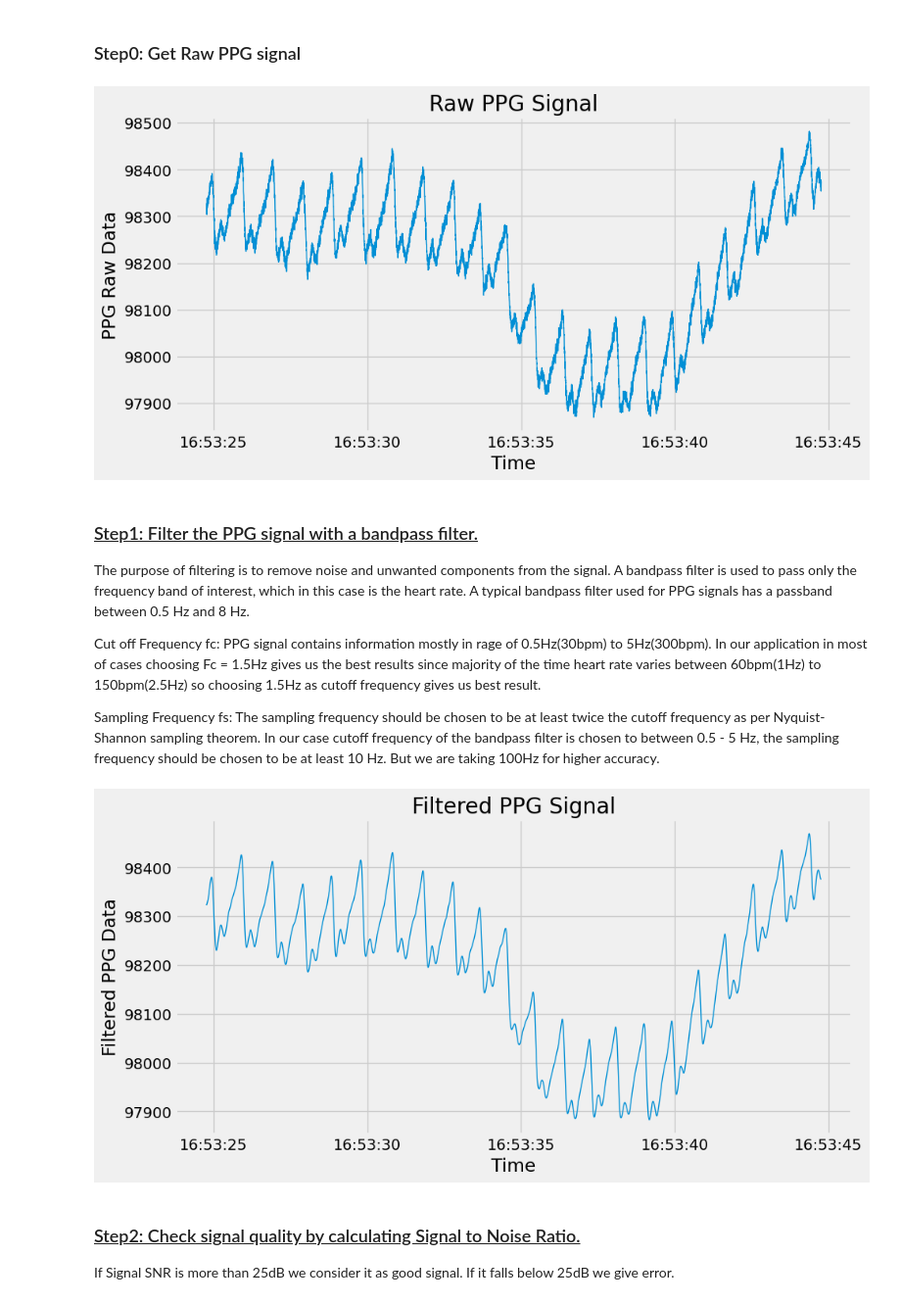
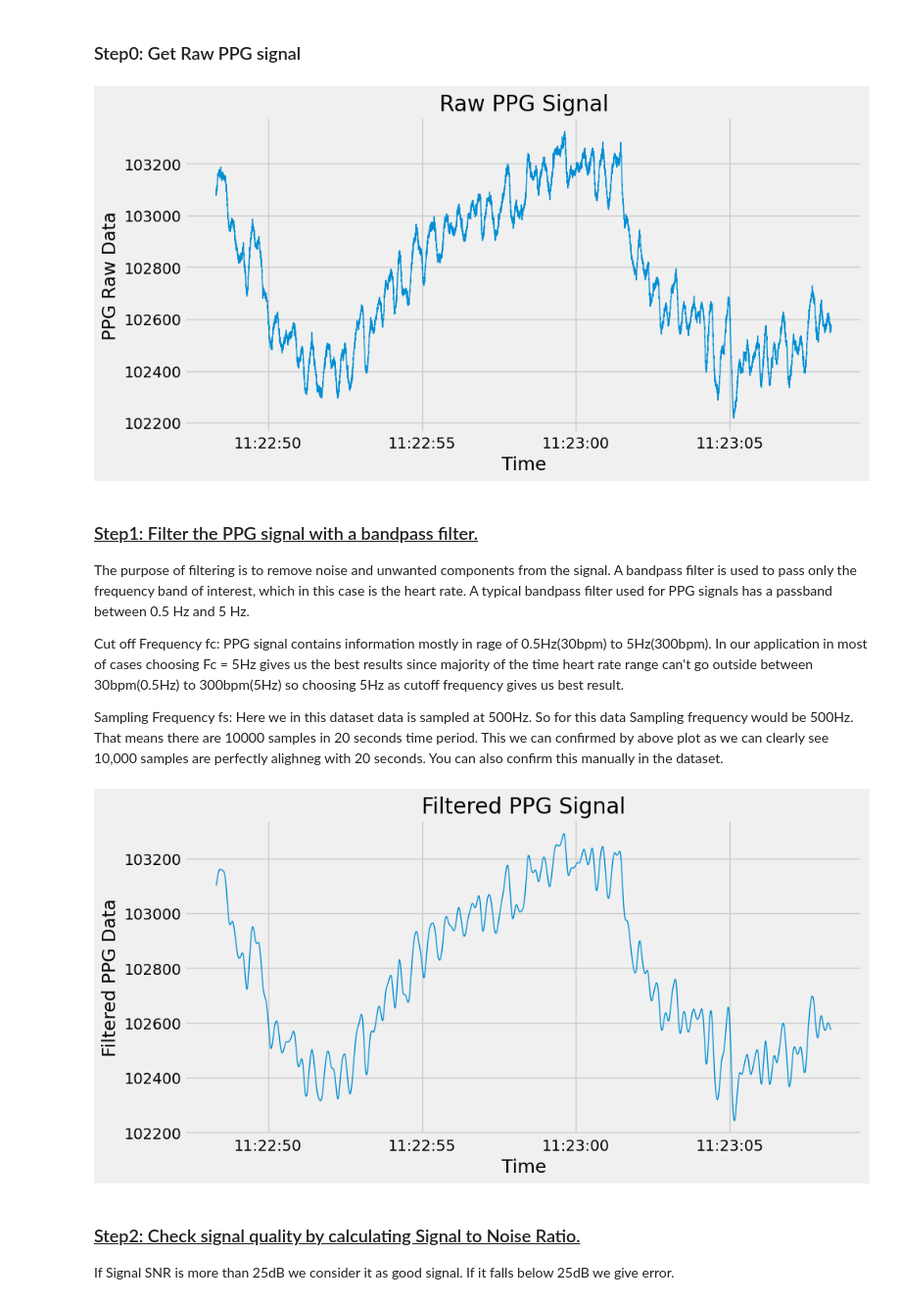
Before and after one commit to vyasdeep668/VitalTracer, a Jupyter notebook: 3_HR_Detection_Algorithm/RawPPGDataAnalysis.ipynb, the cells around one changed output. Shown at 98% size. Saved outputs shown, nothing was run; the diff lists cells and outputs as text; code cells hidden in the pictures.

```diff
--- a/3_HR_Detection_Algorithm/RawPPGDataAnalysis.ipynb
+++ b/3_HR_Detection_Algorithm/RawPPGDataAnalysis.ipynb
@@ -30,48 +30,48 @@ Step7: Calculate the heart rate using the time difference between R-peaks. </br>
 # Project Imports
 import pandas as pd
 import matplotlib.pyplot as plt
 import numpy as np
 from scipy.signal import butter, filtfilt, find_peaks
 
 # Select channel from the dataset.
 channel = 'pleth_5'
 
-df = pd.read_csv('PPG_Dataset/s3_sit.csv')
+df = pd.read_csv('PPG_Dataset/s10_run.csv')
 df.head()
 
 # Data Sampled at 500Hz
 # Getting 20 Seconds of raw data
 ppg_data = df[['time', channel]].iloc[:10000]
 
 # Convert the time column to a datetime object
 ppg_data['time'] = pd.to_datetime(ppg_data['time'], format='%Y-%m-%d %H:%M:%S.%f')
 
 # Set the time column as the dataframe index
 ppg_data.set_index('time', inplace=True)
 
 # Plot the PPG data
 plt.figure(figsize=(10,5))
 plt.style.use('fivethirtyeight')
 plt.plot(ppg_data.index, ppg_data[channel], linewidth=1)
 plt.title("Raw PPG Signal")
 plt.xlabel('Time')
 plt.ylabel('PPG Raw Data')
 plt.show()
 # %% [output]
-[figure, old version]
+[figure, new version]
 # %% [markdown]
  ### <ins> Step1: Filter the PPG signal with a bandpass filter.</br> </ins>
-The purpose of filtering is to remove noise and unwanted components from the signal. A bandpass filter is used to pass only the frequency band of interest, which in this case is the heart rate. A typical bandpass filter used for PPG signals has a passband between 0.5 Hz and 8 Hz.
+The purpose of filtering is to remove noise and unwanted components from the signal. A bandpass filter is used to pass only the frequency band of interest, which in this case is the heart rate. A typical bandpass filter used for PPG signals has a passband between 0.5 Hz and 5 Hz.
 
 Cut off Frequency fc:</br>
-PPG signal contains information mostly in rage of 0.5Hz(30bpm) to 5Hz(300bpm). In our application in most of cases choosing Fc = 1.5Hz gives us the best results since majority of the time heart rate varies between 60bpm(1Hz) to 150bpm(2.5Hz) so choosing 1.5Hz as cutoff frequency gives us best result.
+PPG signal contains information mostly in rage of 0.5Hz(30bpm) to 5Hz(300bpm). In our application in most of cases choosing Fc = 5Hz gives us the best results since majority of the time heart rate range can't go outside between 30bpm(0.5Hz) to 300bpm(5Hz) so choosing 5Hz as cutoff frequency gives us best result.
 
 Sampling Frequency fs:</br>
-The sampling frequency should be chosen to be at least twice the cutoff frequency as per Nyquist-Shannon sampling theorem. In our case cutoff frequency of the bandpass filter is chosen to between 0.5 - 5 Hz, the sampling frequency should be chosen to be at least 10 Hz. But we are taking 100Hz for higher accuracy.
+Here we in this dataset data is sampled at 500Hz. So for this data Sampling frequency would be 500Hz. That means there are 10000 samples in 20 seconds time period. This we can confirmed by above plot as we can clearly see 10,000 samples are perfectly alighneg with 20 seconds. You can also confirm this manually in the dataset.
 # %%
 # Low-pass filter the raw signal to remove noise
-fs = 100  # Sampling frequency
-fc =  1.5 # Cutoff frequency
+fs = 500  # Sampling frequency
+fc =  5 # Cutoff frequency
 b, a = butter(2, 2 * fc / fs, 'low')
 
 ppg_data_raw = ppg_data[channel]
@@ -88,7 +88,7 @@ plt.xlabel('Time')
 plt.ylabel('Filtered PPG Data')
 plt.show()
 # %% [output]
-[figure, old version]
+[figure, new version]
 # %% [markdown]
 ### <ins> Step2: Check signal quality by calculating Signal to Noise Ratio. </br> </ins>
 If Signal SNR is more than 25dB we consider it as good signal. If it falls below 25dB we give error.
```
Also changed, not shown: parts of 8 cells of this notebook, 2 other files.
